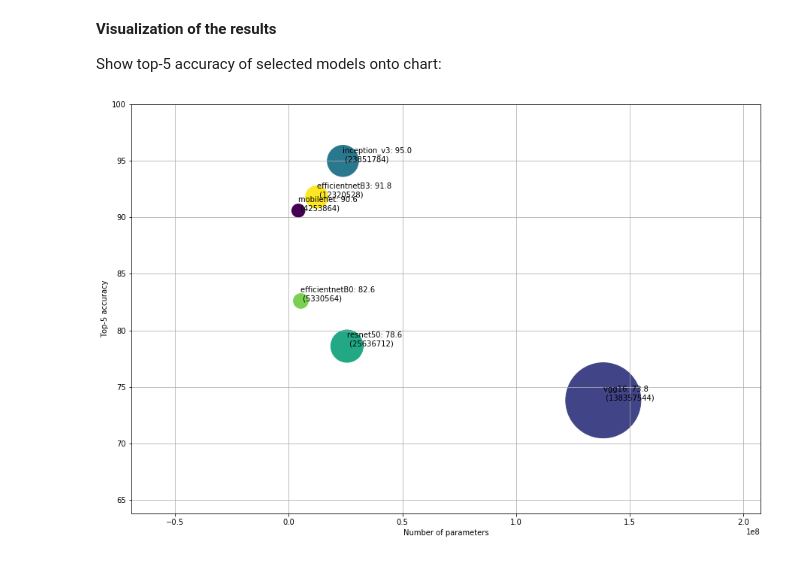
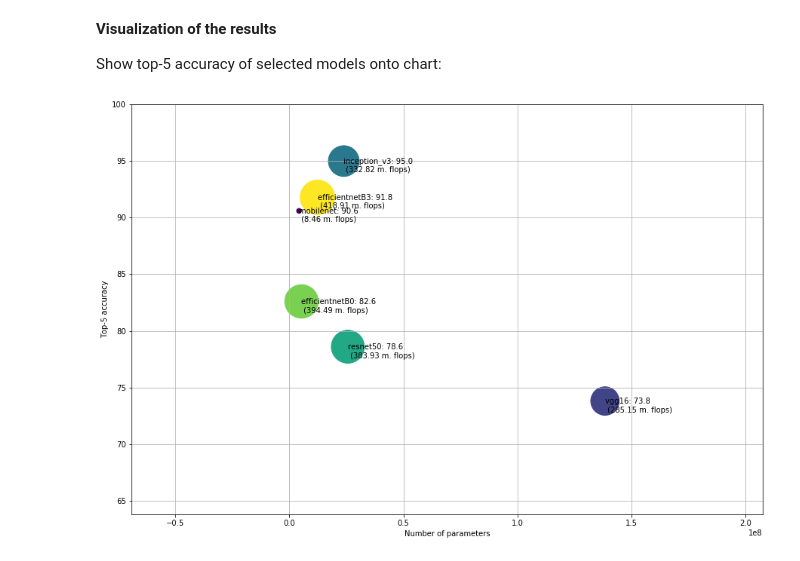
Before and after one commit to TimbusCalin/otus_cv_cource, a Jupyter notebook: src/otus_hw2/top_5_accuracy.ipynb, the cells around one changed output. Saved outputs shown, nothing was run; the diff lists cells and outputs as text; code cells hidden in the pictures.

Commit message:
calculate flops and make it as size of circles

```diff
--- a/src/otus_hw2/top_5_accuracy.ipynb
+++ b/src/otus_hw2/top_5_accuracy.ipynb
@@ -198,5 +225,6 @@ for name in model_names_list:
     model_top5_results["name"] = name
     model_top5_results["acc"] = top[0]/(top[0]+top[1])*100
     model_top5_results["params_count"] = params_count
+    model_top5_results["flops"] = get_flops(name)
     models_results.append(model_top5_results.copy())
 # %% [output]
@@ -227,37 +253,37 @@ y = []
 z = []
 color = []
 data = model_top5_results
 for idx, model_result in enumerate(models_results):
     name.append(model_result["name"])
     x.append(model_result["params_count"])
     y.append(model_result["acc"])
-    z.append(model_result["params_count"])
+    z.append(model_result["flops"])
     color.append(idx)
 
 #create scatter plot
 name = np.asarray(name)
 x = np.asarray(x)
 y = np.asarray(y)
 z = np.asarray(z)
-size = 10000
-norm_z = z/z.max()*size
+size = 5
 
+norm_z = z*size
 
 fig, ax = plt.subplots(figsize=(15, 10))
 ax.grid()
 # ax.figure(figsize=(20, 10))
-ax.scatter(z,y,s=norm_z,marker='o', c=color)
+ax.scatter(x,y,s=norm_z,marker='o', c=color)
 
 #label each bubble
 for i in range(len(z)):
-    plt.annotate("{}: {}\n ({})".format(name[i], round(y[i], 2), x[i]),xy=(z[i], y[i]))
+    plt.annotate("{}: {}\n ({} m. flops)".format(name[i], round(y[i], 2), round(z[i],2)),xy=(x[i], y[i]-1))
 
 #Label axis
 plt.ylim(y.min()-10, 100)
-plt.xlim(-z.max()/2, z.max()+z.max()/2)
+plt.xlim(-x.max()/2, x.max()+x.max()/2)
 
 plt.xlabel('Number of parameters')
 plt.ylabel('Top-5 accuracy')
 plt.show()
 # %% [output]
-[figure, old version]
+[figure, new version]
```
Also changed, not shown: parts of 3 cells of this notebook.
